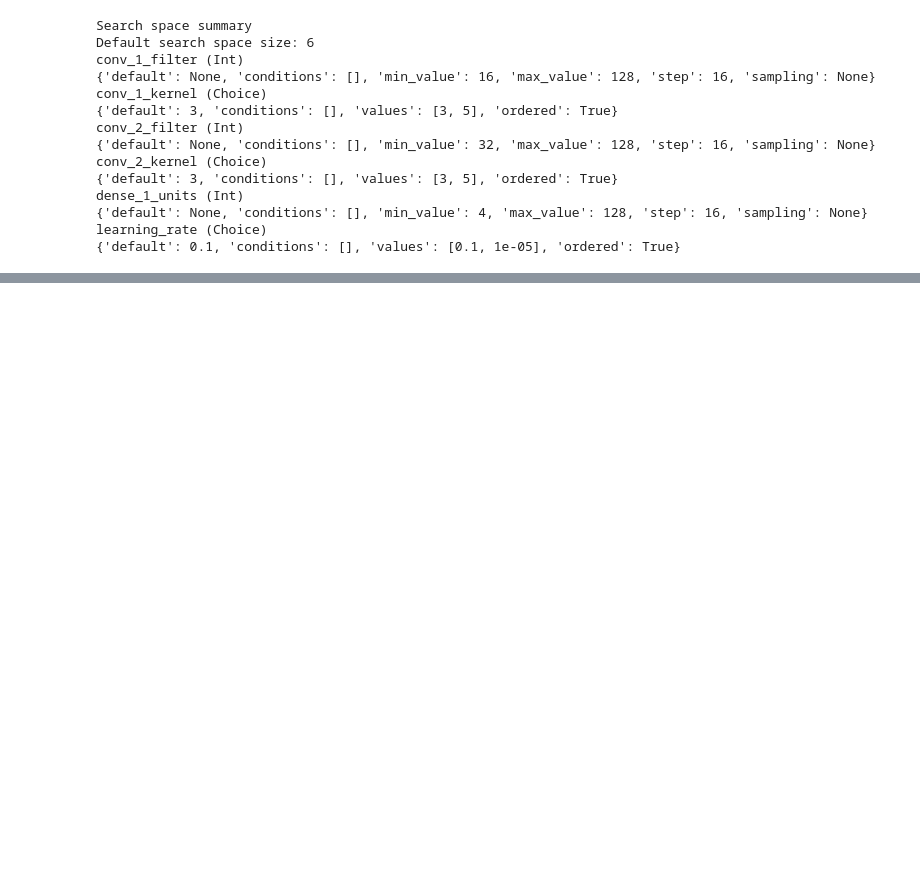
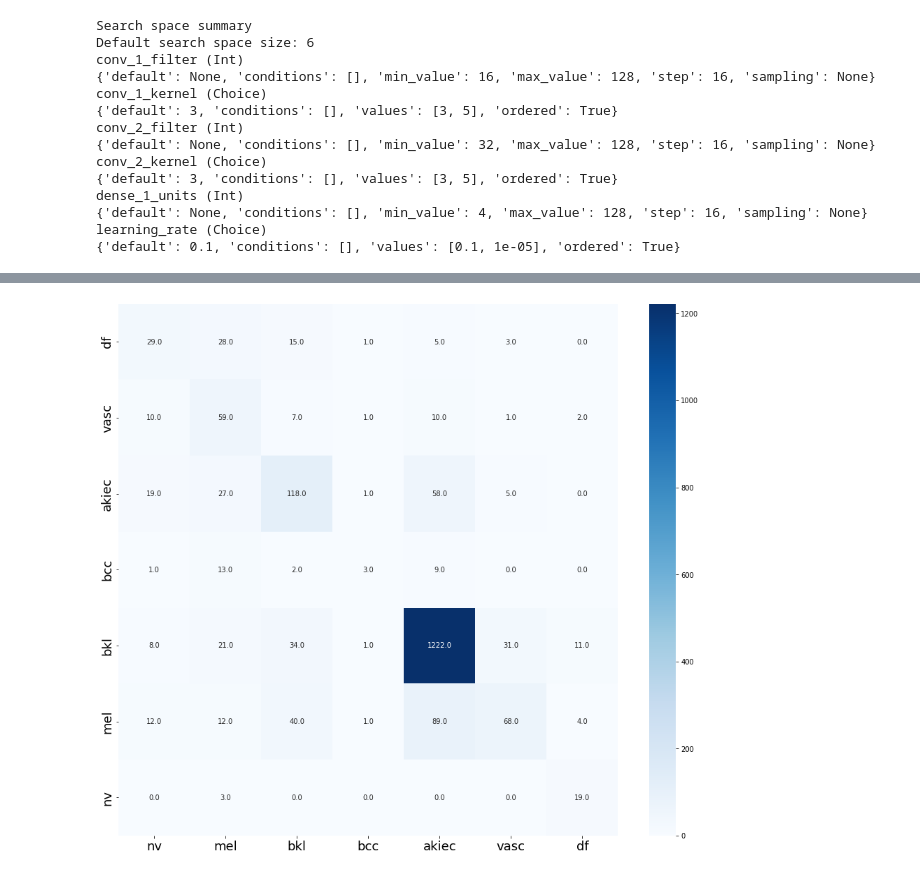
Before and after one commit to YasinnSoylu/actt, a Jupyter notebook: kera-tuner.ipynb, the cells around one changed output, grey strips where cells are left out. Cells and saved outputs as stored; diff of their text form; code cells hidden in the pictures; blank space fills up the shorter version.

```diff
--- a/kera-tuner.ipynb
+++ b/kera-tuner.ipynb
@@ -271,0 +318,5 @@ weighted avg       0.44      0.66      0.53      2003
+# %%
+import sklearn.metrics as metrics
+
+cf_matrix= metrics.confusion_matrix(y_true=test_labl, y_pred=pred)  # shape=(12, 12)
+print(cf_matrix)
@@ -271,0 +331,14 @@ weighted avg       0.44      0.66      0.53      2003
+# %%
+plt.rcParams["figure.figsize"] = (16,14)
+
+import seaborn as sns
+ax=sns.heatmap(cf_matrix, annot=True, fmt=".1f",cmap='Blues')
+
+ax.xaxis.set_ticklabels(['nv','mel','bkl','bcc',"akiec","vasc","df"],size=18)
+ax.yaxis.set_ticklabels(['df','vasc',"akiec","bcc","bkl","mel","nv"],size=18)
+
+plt.savefig("tuner_cm.jpg")
+
+plt.show()
+# %% [output]
+[figure, added]
```
Also changed, not shown: parts of 16 cells of this notebook.
